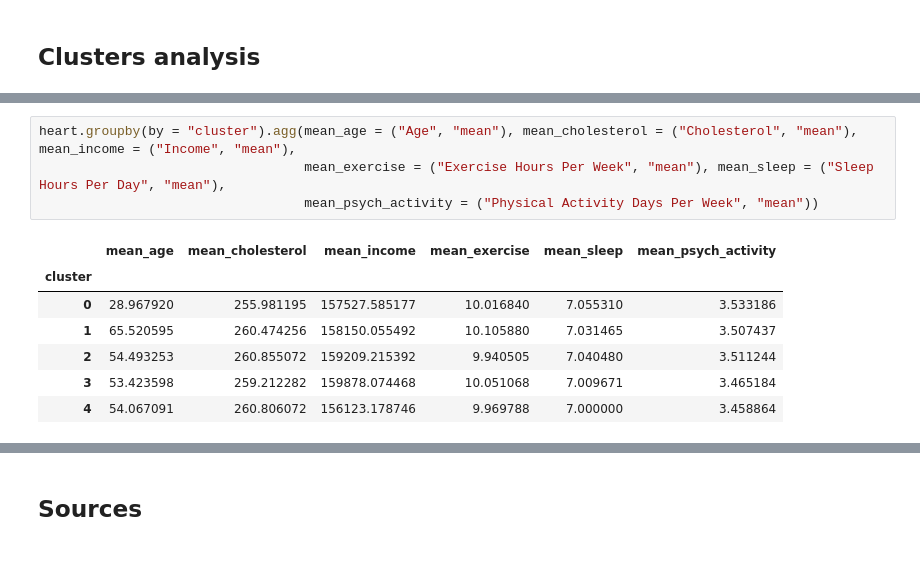
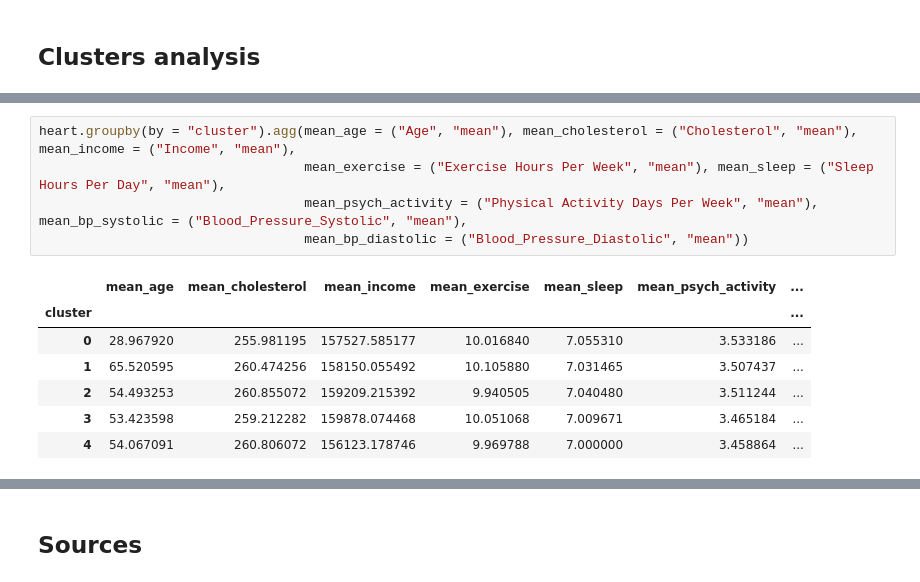
Before and after one commit to Hubert-Magdziak/Dimension-reduction, a Jupyter notebook: Dimension Reduction.ipynb, the cells around one changed output, grey strips where cells are left out. Cells and saved outputs as stored; diff of their text form.

```diff
--- a/Dimension Reduction.ipynb
+++ b/Dimension Reduction.ipynb
@@ -230,12 +231,13 @@ dtype: int64
 # %%
 heart.groupby(by = "cluster").agg(mean_age = ("Age", "mean"), mean_cholesterol = ("Cholesterol", "mean"), mean_income = ("Income", "mean"),
                                   mean_exercise = ("Exercise Hours Per Week", "mean"), mean_sleep = ("Sleep Hours Per Day", "mean"),
-                                  mean_psych_activity = ("Physical Activity Days Per Week", "mean"))
+                                  mean_psych_activity = ("Physical Activity Days Per Week", "mean"), mean_bp_systolic = ("Blood_Pressure_Systolic", "mean"),
+                                  mean_bp_diastolic = ("Blood_Pressure_Diastolic", "mean"))
 # %% [output]
-|  | mean_age | mean_cholesterol | mean_income | mean_exercise | mean_sleep | mean_psych_activity |
-| cluster |  |  |  |  |  |  |
-| 0 | 28.967920 | 255.981195 | 157527.585177 | 10.016840 | 7.055310 | 3.533186 |
-| 1 | 65.520595 | 260.474256 | 158150.055492 | 10.105880 | 7.031465 | 3.507437 |
-| 2 | 54.493253 | 260.855072 | 159209.215392 | 9.940505 | 7.040480 | 3.511244 |
-| 3 | 53.423598 | 259.212282 | 159878.074468 | 10.051068 | 7.009671 | 3.465184 |
-| 4 | 54.067091 | 260.806072 | 156123.178746 | 9.969788 | 7.000000 | 3.458864 |
+|  | mean_age | mean_cholesterol | mean_income | mean_exercise | mean_sleep | mean_psych_activity | ... |
+| cluster |  |  |  |  |  |  | ... |
+| 0 | 28.967920 | 255.981195 | 157527.585177 | 10.016840 | 7.055310 | 3.533186 | ... |
+| 1 | 65.520595 | 260.474256 | 158150.055492 | 10.105880 | 7.031465 | 3.507437 | ... |
+| 2 | 54.493253 | 260.855072 | 159209.215392 | 9.940505 | 7.040480 | 3.511244 | ... |
+| 3 | 53.423598 | 259.212282 | 159878.074468 | 10.051068 | 7.009671 | 3.465184 | ... |
+| 4 | 54.067091 | 260.806072 | 156123.178746 | 9.969788 | 7.000000 | 3.458864 | ... |
```
Also changed, not shown: parts of 6 cells of this notebook.
